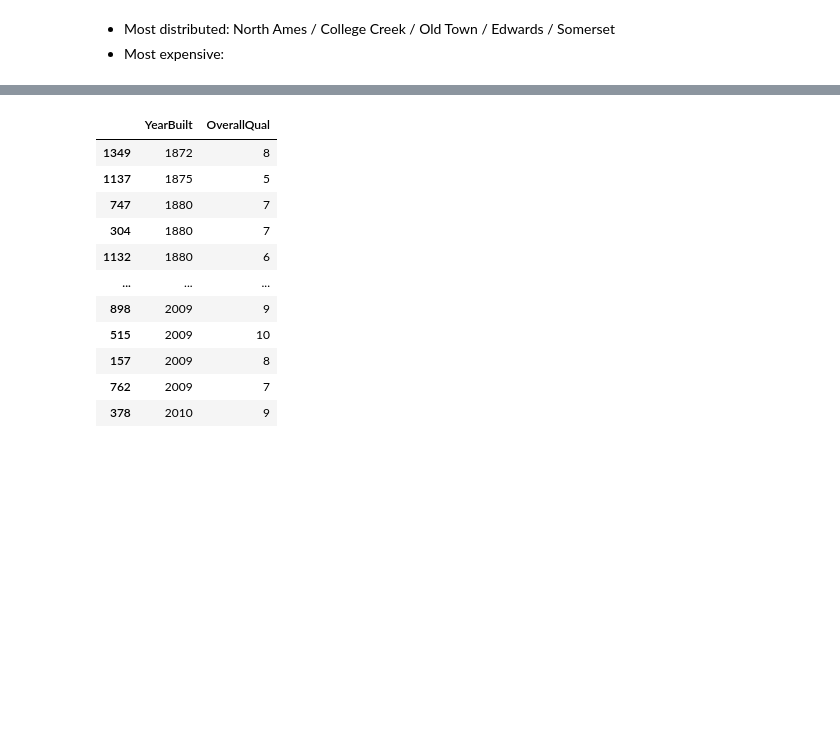
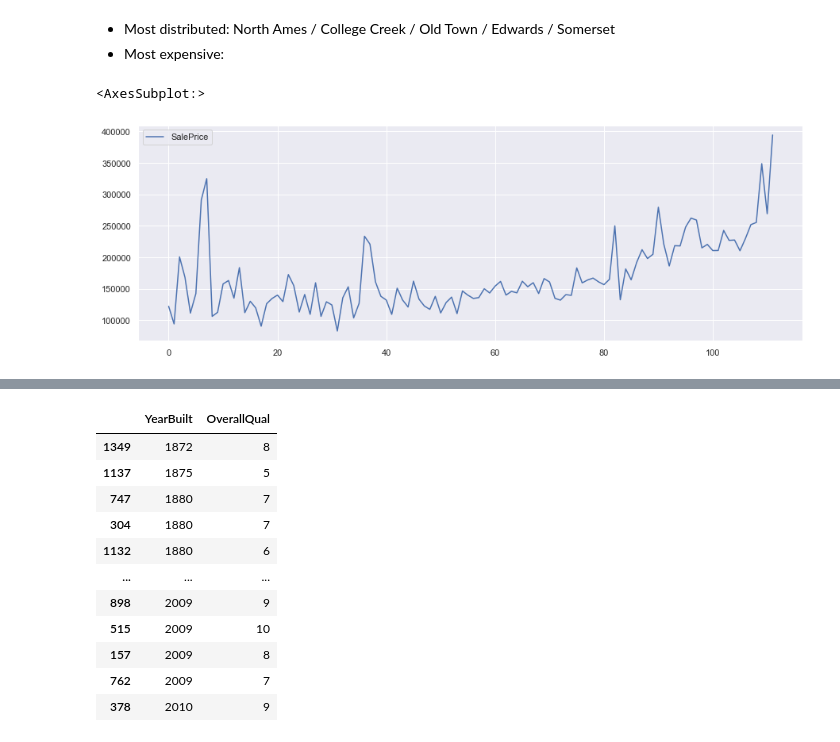
Before and after one commit to mandy728/house_price_prediction, a Jupyter notebook: EDA.ipynb, the cells around one changed output, grey strips where cells are left out. Saved outputs shown, nothing was run; the diff lists cells and outputs as text; code cells hidden in the pictures; blank space fills up the shorter version.

```diff
--- a/EDA.ipynb
+++ b/EDA.ipynb
@@ -208,6 +223,16 @@ train.groupby(['Neighborhood']).mean().sort_values(by='SalePrice', ascending=Tru
 # %% [markdown]
 * Most distributed: North Ames / College Creek / Old Town / Edwards / Somerset
 * Most expensive:
+# %%
+yearly_price = train.groupby('YearBuilt', as_index = False)['SalePrice'].mean().sort_values(by = 'YearBuilt')
+
+# plt.plot(yearly_price['YearBuilt'],yearly_price['SalePrice'],figsize = (19,5))
+# yearly_price
+
+yearly_price[['SalePrice']].plot(kind='line',figsize = (15,5))
+# %% [output]
+<AxesSubplot:>
+[figure, added]
 # %%
 plt.figure(figsize=(8,5))
 plt.hist(train['YearBuilt'],bins=50,color='salmon')
```
Also changed, not shown: parts of 23 cells of this notebook.
